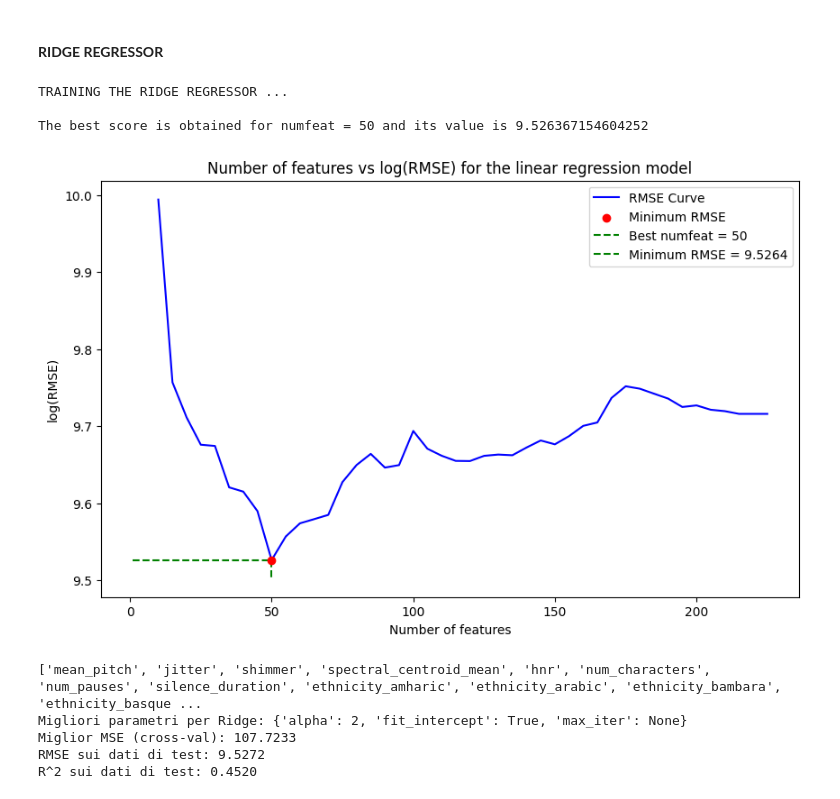
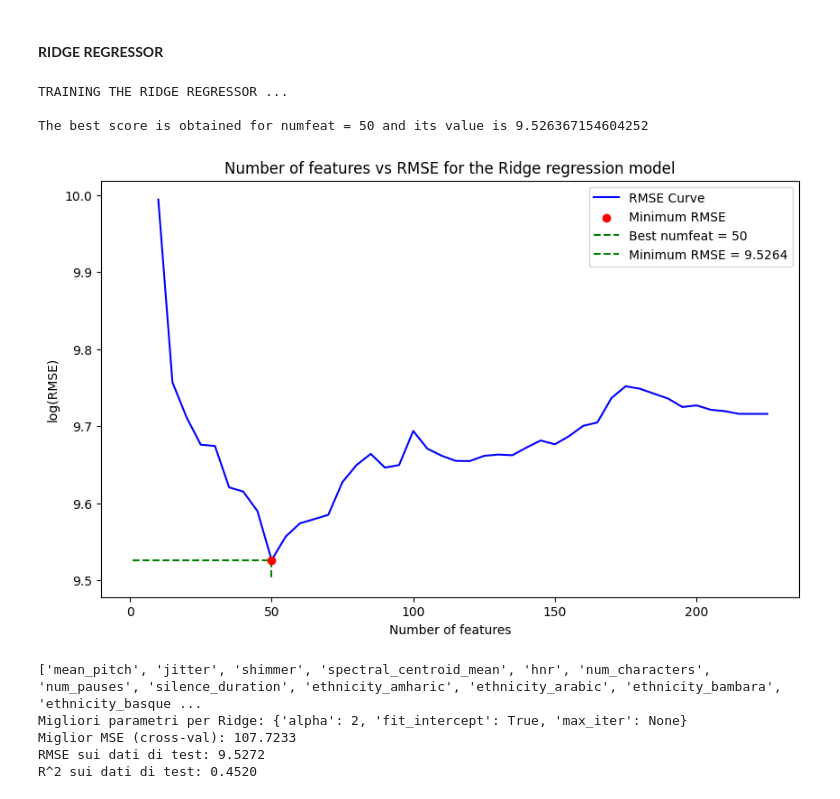
Before and after one commit to RBello02/Homework_Data_science, a Jupyter notebook: codice_da_consegnare.ipynb, the cells around one changed output. Cells and saved outputs as stored; diff of their text form; code cells hidden in the pictures.

```diff
--- a/codice_da_consegnare.ipynb
+++ b/codice_da_consegnare.ipynb
@@ -188,38 +188,36 @@ for numfeat in range(10, len(copy_dev.columns), 5):
 
     X_train_selected_forest = rfe.transform(X_train)
     X_test_selected_forest = rfe.transform(X_validation)
 
-    # Fit the model
+    # Fit and evaluating the model
     model.fit(X_train_selected_forest, y_train)
-
-    # Evaluate the model
     score = root_mean_squared_error(y_validation, model.predict(X_test_selected_forest))
     scores.append(score)
 
     if score < best_score:
         best_score = score
         best_numfeat = numfeat
 
 print(f'The best score is obtained for numfeat = {best_numfeat} and its value is {best_score} ')
 
 
 # PLOT NUM_FEAT - RMSE
 plt.figure(figsize=(10, 6))
 xseq = range(10, len(copy_dev.columns), 5)
 plt.plot(xseq, scores, label='RMSE Curve', color='blue')
 plt.scatter([best_numfeat], [best_score], color='red', zorder=5, label='Minimum RMSE')
 plt.plot([best_numfeat, best_numfeat], [best_score, plt.ylim()[0]], color='green', linestyle='--', label=f'Best numfeat = {best_numfeat}')
 plt.plot([1, best_numfeat], [best_score, best_score], color='green', linestyle='--', label=f'Minimum RMSE = {best_score:.4f}')
 plt.xlabel('Number of features')
 plt.ylabel('log(RMSE)')
-plt.title('Number of features vs log(RMSE) for the linear regression model')
+plt.title('Number of features vs RMSE for the Ridge regression model')
 plt.legend()
 plt.show()
 # %% [output]
 TRAINING THE RIDGE REGRESSOR ...
 
 The best score is obtained for numfeat = 50 and its value is 9.526367154604252
-[figure, old version]
+[figure, new version]
 # %%
 # Computing the best mask
 rfe = RFE(model, n_features_to_select= best_numfeat)
```
Also changed, not shown: parts of 13 cells of this notebook, 4 other files.
